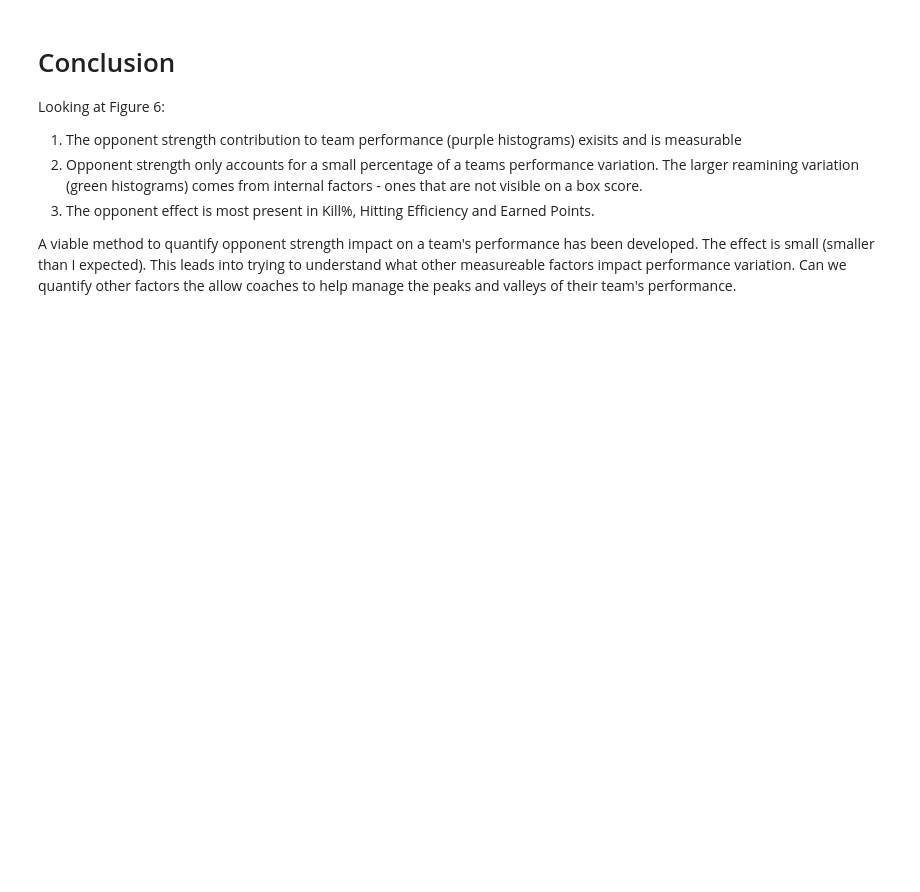
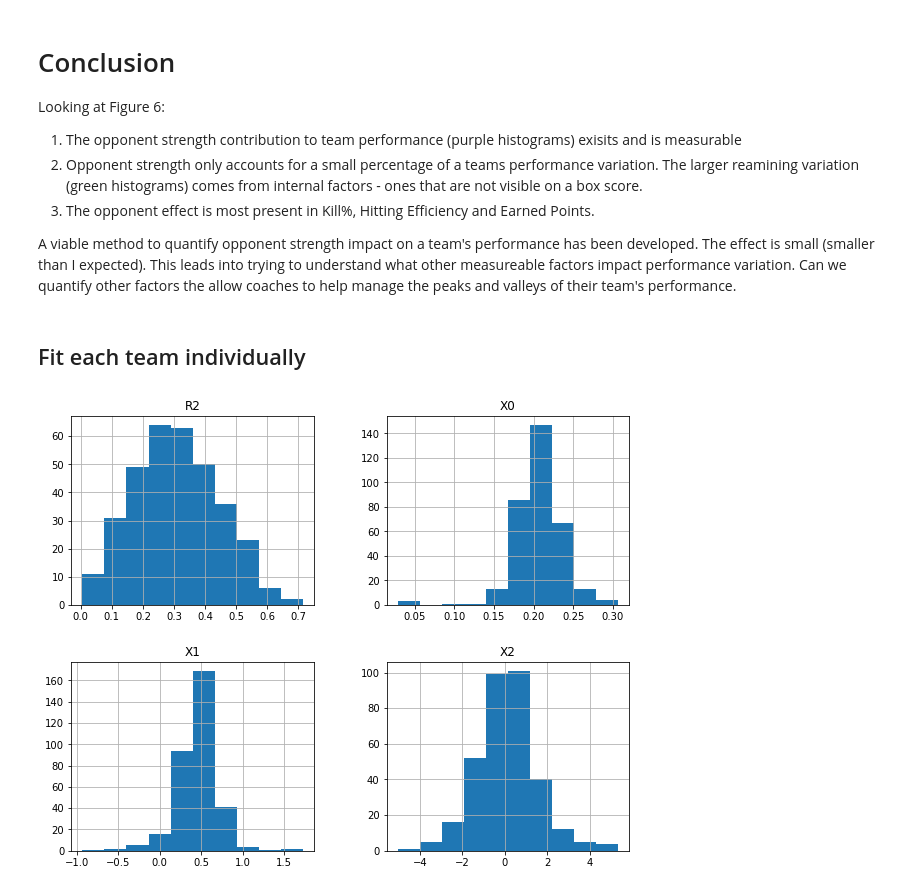
Before and after one commit to stevearonson/NCAA-VB, a Jupyter notebook: Opponent Strength.ipynb, the cells around one changed output. Drawn from its saved outputs; the diff is of its cells as text; code cells hidden in the pictures; blank space fills up the shorter version.

```diff
--- a/Opponent Strength.ipynb
+++ b/Opponent Strength.ipynb
@@ -39,8 +47,11 @@ def p3fit(hit_pct):
     x = np.arange(hit_pct.size)
     f = np.poly1d(np.polyfit(x, hit_pct.values, 3))
     return f(x)
-# %%
-pablo = pd.read_csv('PabloRankings.csv')
+# %%
+if conference == 'D1':
+    pablo = pd.read_csv('Pablo D1 Rankings.csv')
+else:
+    pablo = pd.read_csv('Pablo D2 Rankings.csv')
 # %%
 df2019 = df2019.merge(pablo, how='left', left_on='Team', right_on='NCAA')
 df2019 = df2019.drop(columns=['Pablo', 'NCAA'])
@@ -437,3 +449,10 @@ Looking at Figure 6:
 3. The opponent effect is most present in Kill%, Hitting Efficiency and Earned Points.
 
 A viable method to quantify opponent strength impact on a team's performance has been developed. The effect is small (smaller than I expected). This leads into trying to understand what other measureable factors impact performance variation. Can we quantify other factors the allow coaches to help manage the peaks and valleys of their team's performance.
+# %% [markdown]
+## Fit each team individually
+# %%
+def p2fit(data, X, Y):
+    reg = LinearRegression().fit(data.loc[:, X].values, data[Y])
+    fit_results = np.array([reg.intercept_, reg.coef_[0], reg.coef_[1], reg.score(data.loc[:, X].values, data[Y])])
+    return pd.Series(fit_results, index=['X0', 'X1', 'X2', 'R2'])
@@ -439,0 +463,6 @@ A viable method to quantify opponent strength impact on a team's performance has
+# %%
+team_fit = df2019.groupby('Team').apply(p2fit, ['PD', 'PD2'], 'Hit Pct')
+# %%
+_ = team_fit.hist(figsize=(10,8))
+# %% [output]
+[figure, added]
```
Also changed, not shown: parts of 20 cells of this notebook, 3 other files.
